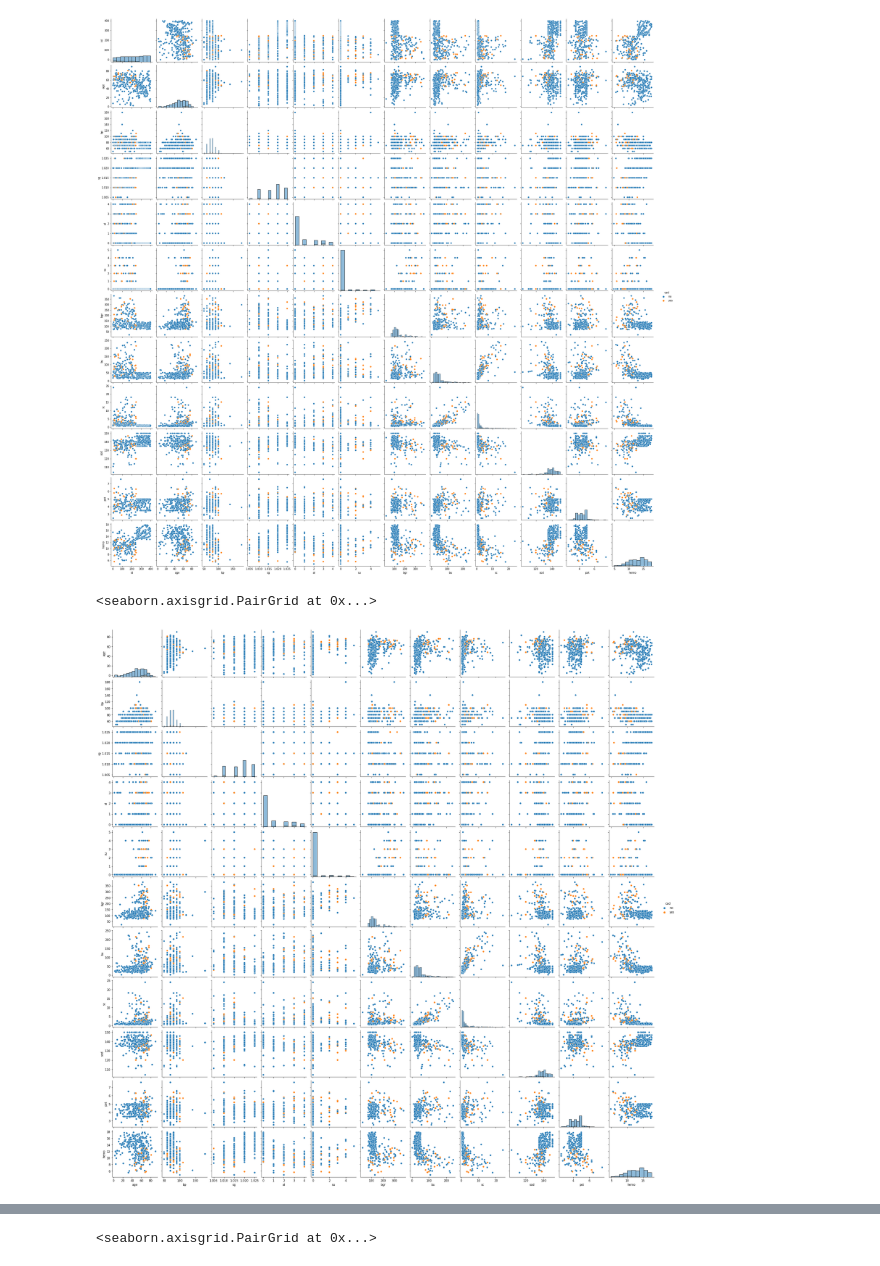
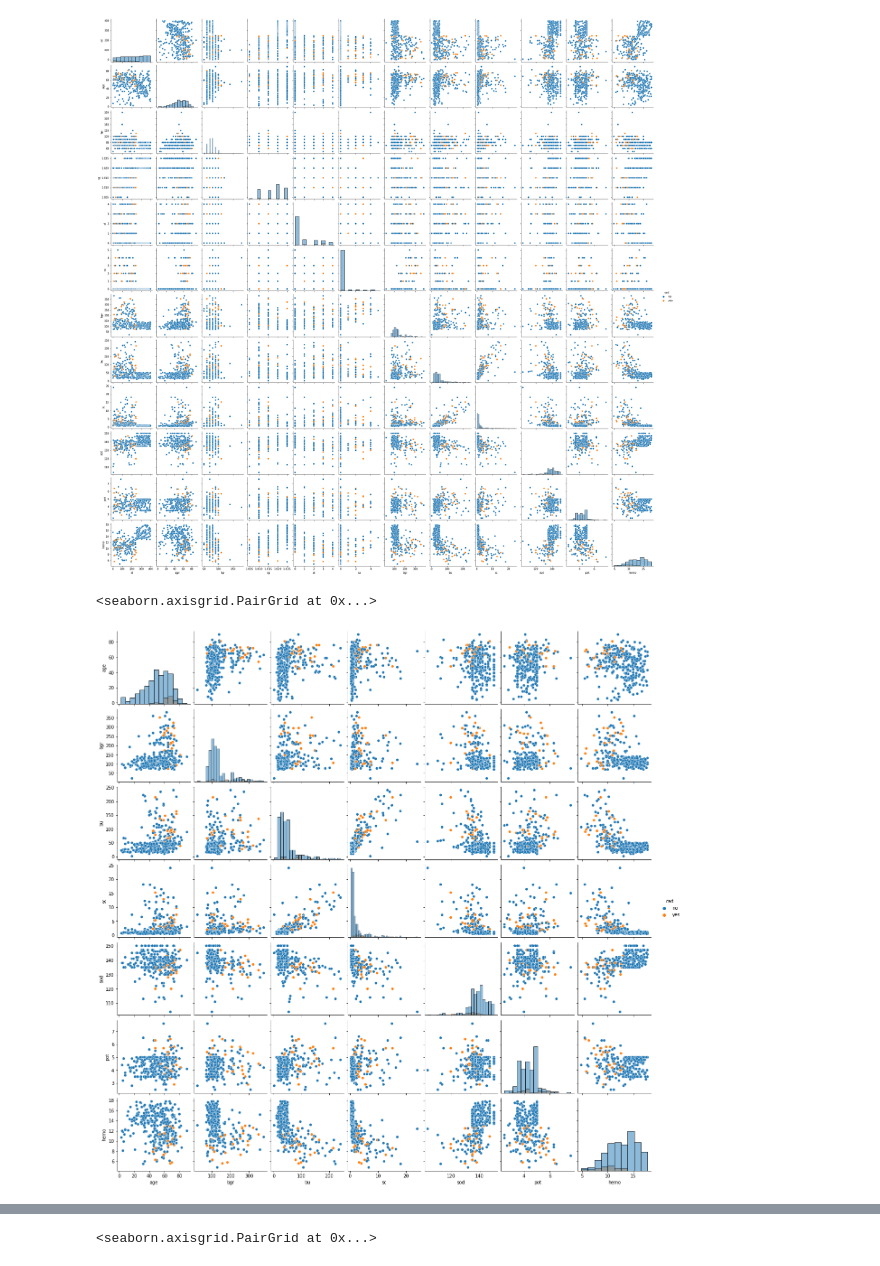
Before and after one commit to trevorguleserian/FinalProject, a Jupyter notebook: KidneyFailure_HeartDisease_Reduced.ipynb, the cells around one changed output, grey strips where cells are left out. Saved outputs shown, nothing was run; the diff lists cells and outputs as text; code cells hidden in the pictures.

```diff
--- a/KidneyFailure_HeartDisease_Reduced.ipynb
+++ b/KidneyFailure_HeartDisease_Reduced.ipynb
@@ -45,14 +45,19 @@ sns.pairplot(df, hue="cad", diag_kind="hist")
 <seaborn.axisgrid.PairGrid at 0x...>
 [figure]
 # %%
+# sns.pairplot(df,
+#             x_vars=["age", "bp", "sg", "al", "su", "bgr", "bu", "sc", "sod", "pot", "hemo"],
+#             y_vars=["age", "bp", "sg", "al", "su", "bgr", "bu", "sc", "sod", "pot", "hemo"],
+#             hue='cad',
+#             diag_kind="hist")
 sns.pairplot(df,
-            x_vars=["age", "bp", "sg", "al", "su", "bgr", "bu", "sc", "sod", "pot", "hemo"],
-            y_vars=["age", "bp", "sg", "al", "su", "bgr", "bu", "sc", "sod", "pot", "hemo"],
+            x_vars=["age", "bgr", "bu", "sc", "sod", "pot", "hemo"],
+            y_vars=["age", "bgr", "bu", "sc", "sod", "pot", "hemo"],
             hue='cad',
             diag_kind="hist")
 # %% [output]
 <seaborn.axisgrid.PairGrid at 0x...>
-[figure, old version]
+[figure, new version]
 # %%
 df.describe()
 # %% [output]
```
Also changed, not shown: parts of 2 cells of this notebook, 1 other file.
